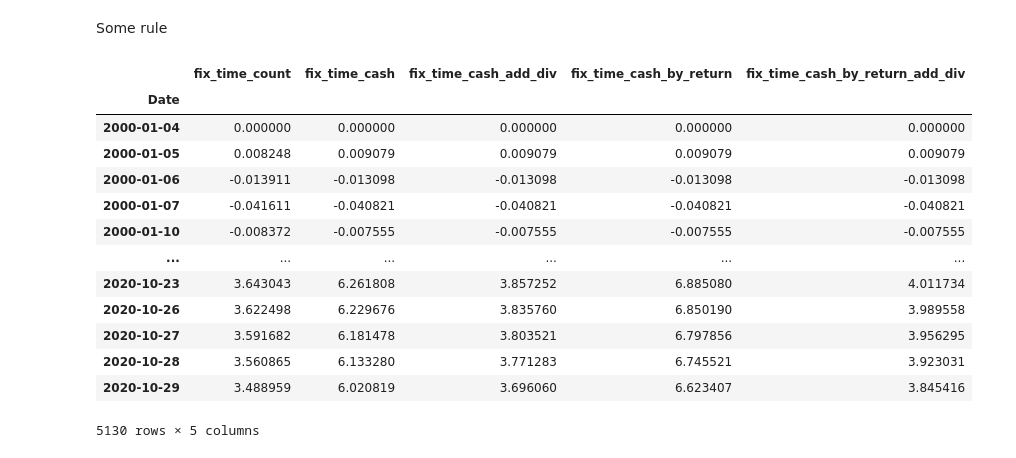
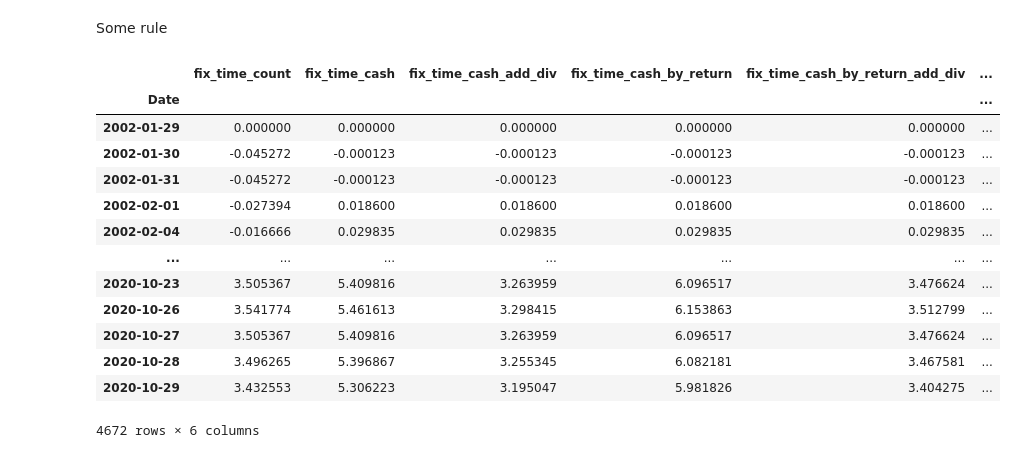
Before and after one commit to PeterChenTW/save_stock_analyze, a Jupyter notebook: main.ipynb, the cells around one changed output. Drawn from its saved outputs; the diff is of its cells as text; code cells hidden in the pictures.

```diff
--- a/main.ipynb
+++ b/main.ipynb
@@ -90,12 +147,10 @@ def fix_time_cash(target, start_time, end_time):
     return data
 # %%
 # 定時固定股數
-def fix_time_count(target, start_time, end_time):
-    data = get_data(target)
+def fix_time_count(data, start_time, end_time):
     litte_c = StockProcess()
     start_date = pd.to_datetime(start_time)
     end_date = pd.to_datetime(end_time)
-    data['return_rate'] = 0
 
     for day, price in data.iterrows():
         if start_date < day <= end_date:
@@ -116,13 +171,11 @@ def fix_time_count(target, start_time, end_time):
     return data
 # %%
 # 定時定額(股利再投入)
-def fix_time_cash_add_div(target, start_time, end_time):
-    data = get_data(target)
+def fix_time_cash_add_div(data, start_time, end_time):
     litte_c = StockProcess()
     start_date = pd.to_datetime(start_time)
     end_date = pd.to_datetime(end_time)
     money = 10000
-    data['return_rate'] = 0
     total_div = 0
 
     for day, price in data.iterrows():
@@ -145,13 +198,11 @@ def fix_time_cash_add_div(target, start_time, end_time):
     return data
 # %%
 # 定時定額 且依照報酬率決定投入金額
-def fix_time_cash_by_return(target, start_time, end_time, more_para=5):
-    data = get_data(target)
+def fix_time_cash_by_return(data, start_time, end_time, more_para=5):
     litte_c = StockProcess()
     start_date = pd.to_datetime(start_time)
     end_date = pd.to_datetime(end_time)
     money = 10000
-    data['return_rate'] = 0
     total_div = 0
 
     for day, price in data.iterrows():
@@ -175,13 +226,11 @@ def fix_time_cash_by_return(target, start_time, end_time, more_para=5):
     return data
 # %%
 # 定時定額 且依照報酬率決定投入金額 股利再投入
-def fix_time_cash_by_return_add_div(target, start_time, end_time, more_para=5):
-    data = get_data(target)
+def fix_time_cash_by_return_add_div(data, start_time, end_time, more_para=5):
     litte_c = StockProcess()
     start_date = pd.to_datetime(start_time)
     end_date = pd.to_datetime(end_time)
     money = 10000
-    data['return_rate'] = 0
     total_div = 0
 
     for day, price in data.iterrows():
@@ -207,40 +292,45 @@ def fix_time_cash_by_return_add_div(target, start_time, end_time, more_para=5):
 # %%
-target = '2330'
+target = '2884'
 start, end = '2000-01-01', '2020-10-25'
 tmp_df = pd.DataFrame()
 
-data = fix_time_count(target, start, end)
+ori_data = get_data(target, pe_limit=50)
+
+data = fix_time_count(ori_data.copy(), start, end)
 tmp_df['fix_time_count'] = data['return_rate']
 tmp_df.index = data.index
 
-data = fix_time_cash(target, start, end)
+data = fix_time_cash(ori_data.copy(), start, end)
 tmp_df['fix_time_cash'] = data['return_rate']
 
-data = fix_time_cash_add_div(target, start, end)
+data = fix_time_cash_add_div(ori_data.copy(), start, end)
 tmp_df['fix_time_cash_add_div'] = data['return_rate']
 
-data = fix_time_cash_by_return(target, start, end)
+data = fix_time_cash_by_return(ori_data.copy(), start, end)
 tmp_df['fix_time_cash_by_return'] = data['return_rate']
 
-data = fix_time_cash_by_return_add_div(target, start, end)
+data = fix_time_cash_by_return_add_div(ori_data.copy(), start, end)
 tmp_df['fix_time_cash_by_return_add_div'] = data['return_rate']
 
+data = fix_time_cash_by_pe(ori_data.copy(), start, end)
+tmp_df['fix_time_cash_by_pe'] = data['return_rate']
+
 tmp_df
 # %% [output]
-|  | fix_time_count | fix_time_cash | fix_time_cash_add_div | fix_time_cash_by_return | fix_time_cash_by_return_add_div |
-| Date |  |  |  |  |  |
-| 2000-01-04 | 0.000000 | 0.000000 | 0.000000 | 0.000000 | 0.000000 |
-| 2000-01-05 | 0.008248 | 0.009079 | 0.009079 | 0.009079 | 0.009079 |
-| 2000-01-06 | -0.013911 | -0.013098 | -0.013098 | -0.013098 | -0.013098 |
-| 2000-01-07 | -0.041611 | -0.040821 | -0.040821 | -0.040821 | -0.040821 |
-| 2000-01-10 | -0.008372 | -0.007555 | -0.007555 | -0.007555 | -0.007555 |
-| ... | ... | ... | ... | ... | ... |
-| 2020-10-23 | 3.643043 | 6.261808 | 3.857252 | 6.885080 | 4.011734 |
-| 2020-10-26 | 3.622498 | 6.229676 | 3.835760 | 6.850190 | 3.989558 |
-| 2020-10-27 | 3.591682 | 6.181478 | 3.803521 | 6.797856 | 3.956295 |
-| 2020-10-28 | 3.560865 | 6.133280 | 3.771283 | 6.745521 | 3.923031 |
-| 2020-10-29 | 3.488959 | 6.020819 | 3.696060 | 6.623407 | 3.845416 |
+|  | fix_time_count | fix_time_cash | fix_time_cash_add_div | fix_time_cash_by_return | fix_time_cash_by_return_add_div | ... |
+| Date |  |  |  |  |  | ... |
+| 2002-01-29 | 0.000000 | 0.000000 | 0.000000 | 0.000000 | 0.000000 | ... |
+| 2002-01-30 | -0.045272 | -0.000123 | -0.000123 | -0.000123 | -0.000123 | ... |
+| 2002-01-31 | -0.045272 | -0.000123 | -0.000123 | -0.000123 | -0.000123 | ... |
+| 2002-02-01 | -0.027394 | 0.018600 | 0.018600 | 0.018600 | 0.018600 | ... |
+| 2002-02-04 | -0.016666 | 0.029835 | 0.029835 | 0.029835 | 0.029835 | ... |
+| ... | ... | ... | ... | ... | ... | ... |
+| 2020-10-23 | 3.505367 | 5.409816 | 3.263959 | 6.096517 | 3.476624 | ... |
+| 2020-10-26 | 3.541774 | 5.461613 | 3.298415 | 6.153863 | 3.512799 | ... |
+| 2020-10-27 | 3.505367 | 5.409816 | 3.263959 | 6.096517 | 3.476624 | ... |
+| 2020-10-28 | 3.496265 | 5.396867 | 3.255345 | 6.082181 | 3.467581 | ... |
+| 2020-10-29 | 3.432553 | 5.306223 | 3.195047 | 5.981826 | 3.404275 | ... |
-5130 rows × 5 columns
+4672 rows × 6 columns
 # %%
 plt.rcParams['figure.figsize'] = [12, 8]
 plt.rcParams['figure.dpi'] = 100
```
Also changed, not shown: parts of 7 cells of this notebook, 12 other files.
